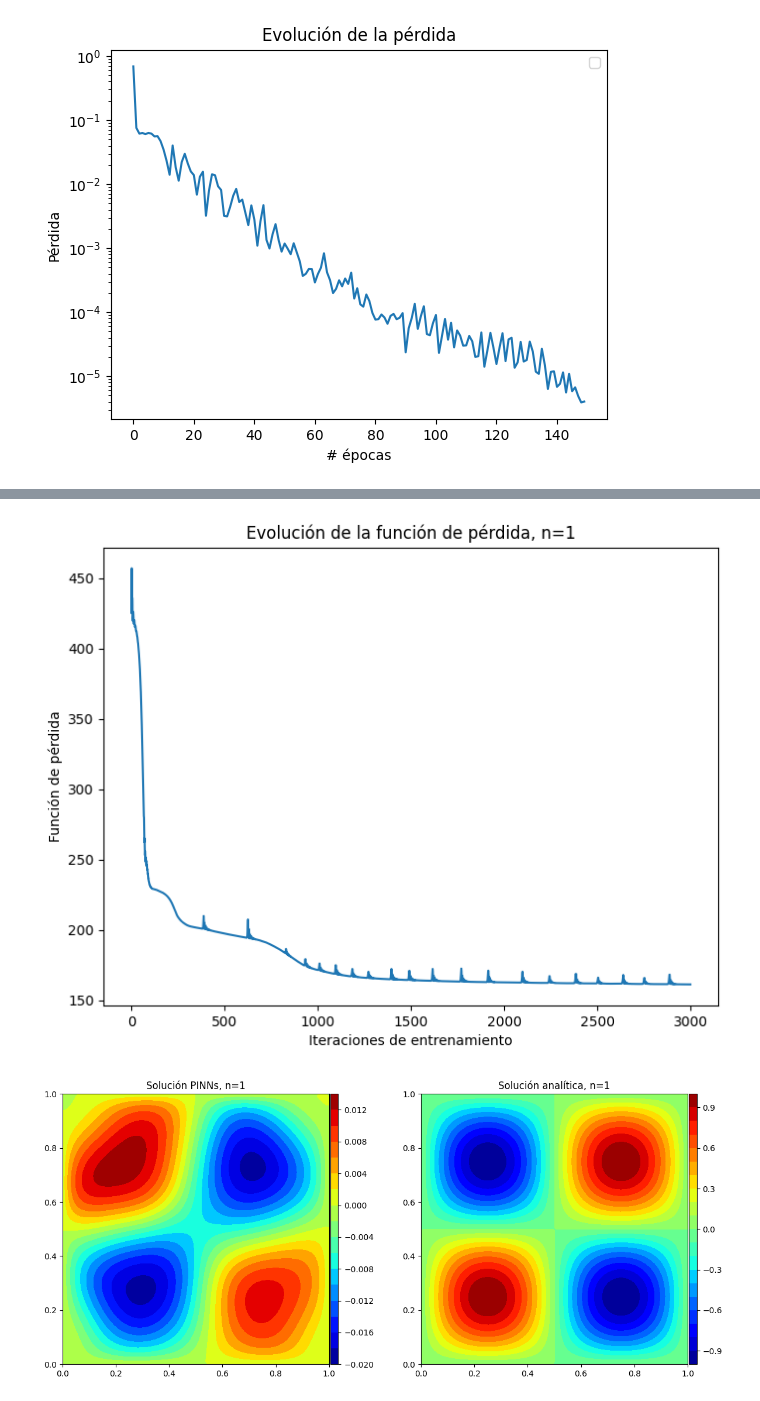
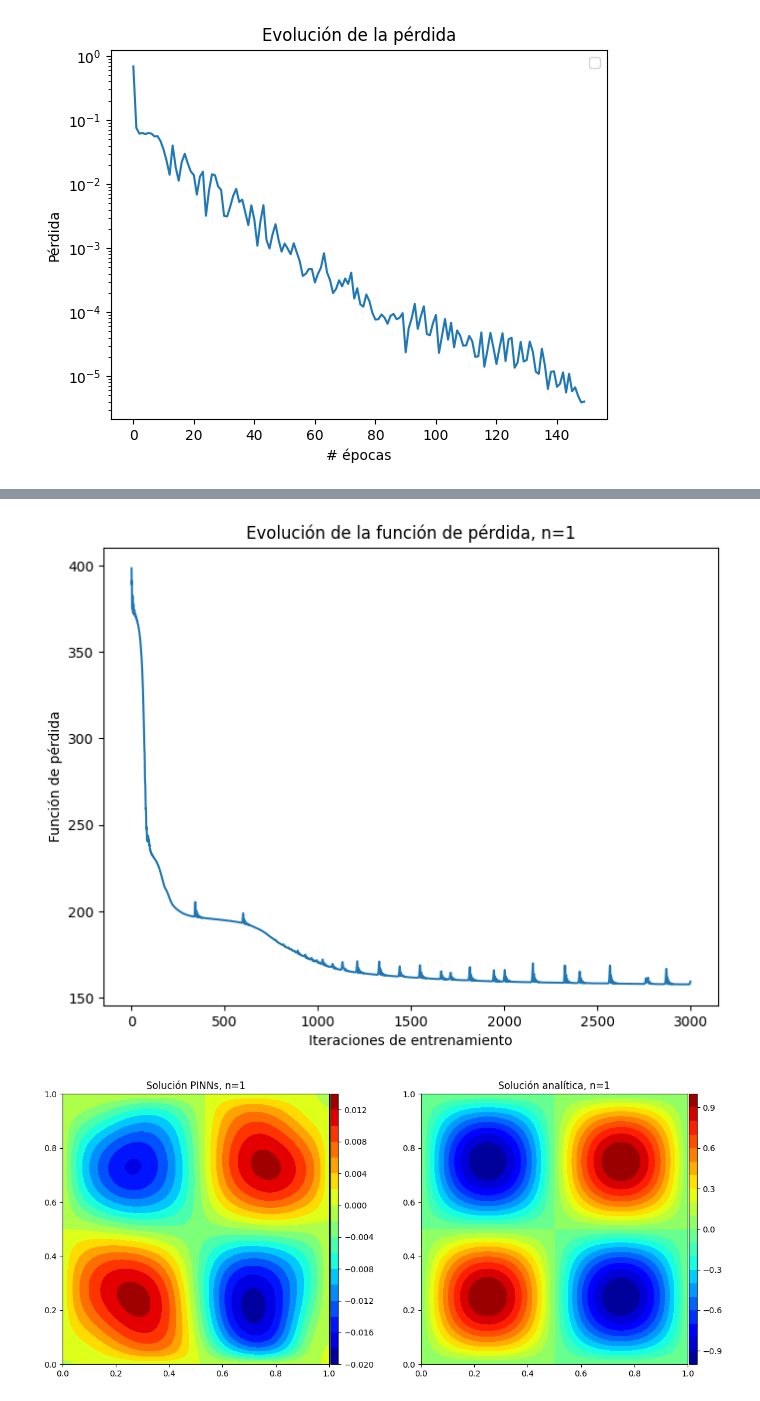
Before and after one commit to vspartamo/PINNs-EDPN, a Jupyter notebook: PrePro.ipynb, the cells around one changed output, grey strips where cells are left out. Cells and saved outputs as stored; diff of their text form; code cells hidden in the pictures.

```diff
--- a/PrePro.ipynb
+++ b/PrePro.ipynb
@@ -374,7 +382,7 @@ def pde(x, y, net, k0):
     dy_xx = torch.autograd.grad(dy_x[:, 0], x, grad_outputs=torch.ones_like(dy_x[:, 0]), create_graph=True)[0][:, 0]
     dy_yy = torch.autograd.grad(dy_x[:, 1], x, grad_outputs=torch.ones_like(dy_x[:, 1]), create_graph=True)[0][:, 1]
     f = k0 ** 2 * torch.sin(k0 * x[:, 0:1]) * torch.sin(k0 * x[:, 1:2])
-    return -dy_xx - dy_yy - k0 ** 2 * y - f
+    return f - (-dy_xx - dy_yy - k0 ** 2 * y)
 
 # Generación de datos de entrenamiento
 num_domain = 500
@@ -433,7 +441,7 @@ for n in n_values:
 
     fig, ax = plt.subplots(1, 2, figsize=(14, 6))
 
-    c1 = ax[0].contourf(X, Y, u.reshape((Nx, Ny)), levels=20, cmap='jet')
+    c1 = ax[0].contourf(X, Y, -u.reshape((Nx, Ny)), levels=20, cmap='jet')
     ax[0].set_title(f"Solución PINNs, n={n}")
 
     divider = make_axes_locatable(ax[0])
@@ -459,2 +467,2 @@ n=1, Iteration 3000, Loss: 161.24168395996094
-[figure, old version]
+[figure, new version]
-[figure, old version]
+[figure, new version]
```
Also changed, not shown: parts of 3 cells of this notebook.
